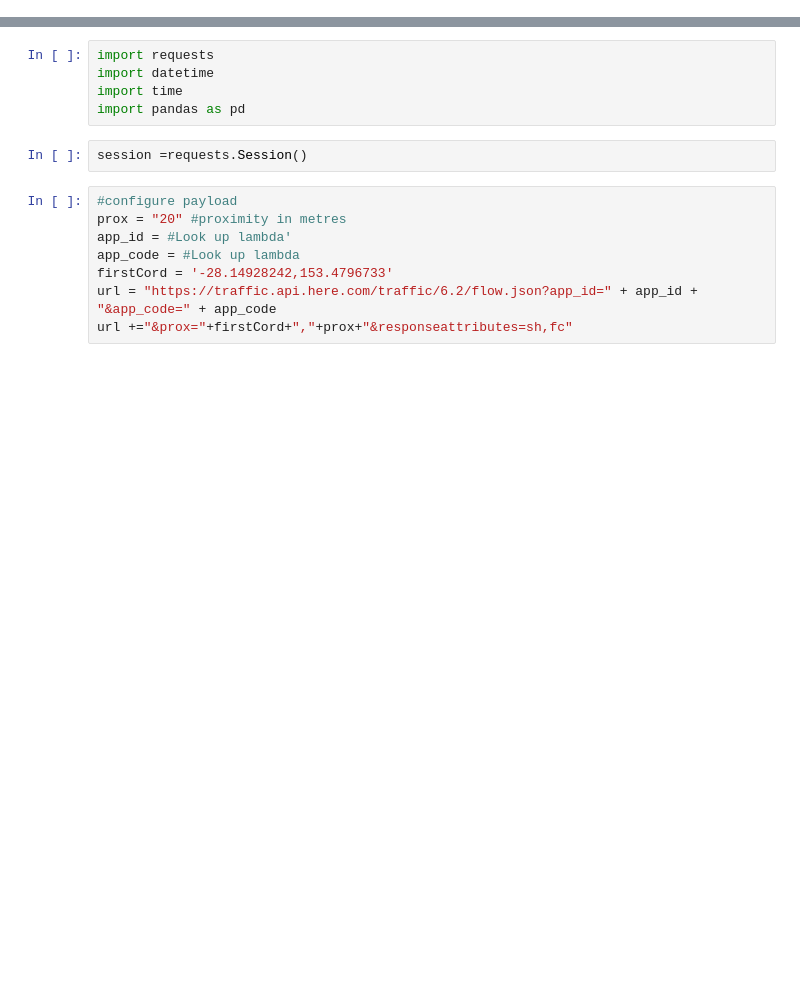
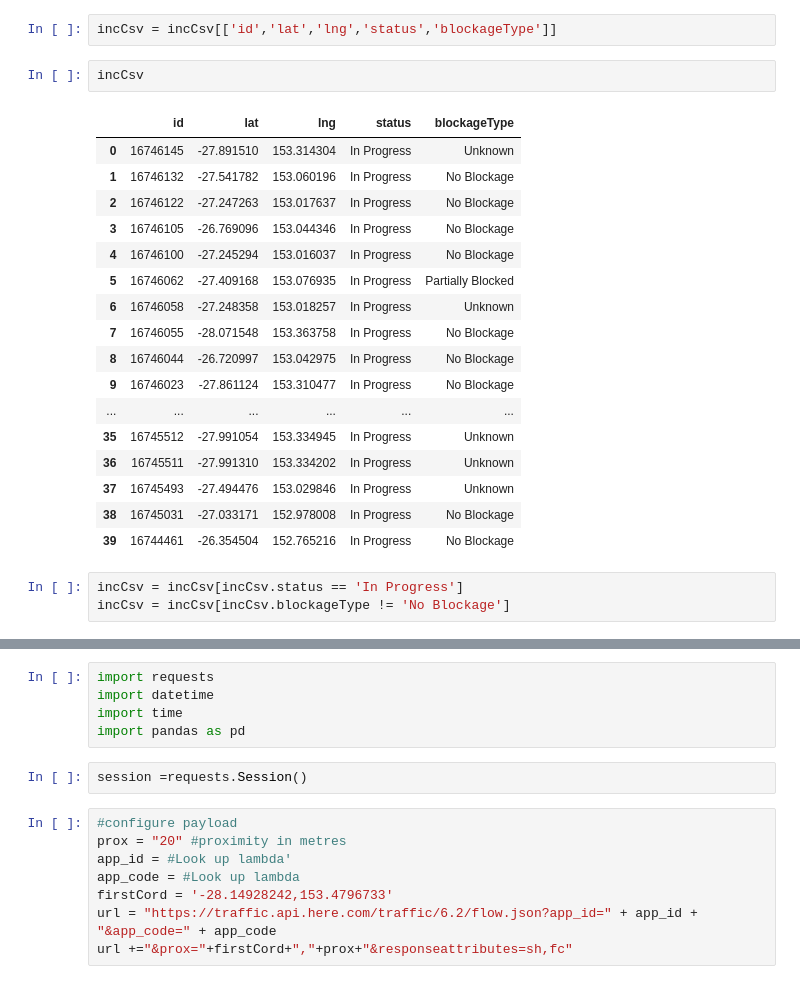
Before and after one commit to jaworra/Jupyter-Notebooks, a Jupyter notebook: hereJSON.ipynb, the cells around one changed output, grey strips where cells are left out. Cells and saved outputs as stored; diff of their text form; blank space fills up the shorter version.

```diff
--- a/hereJSON.ipynb
+++ b/hereJSON.ipynb
@@ -2,0 +27,25 @@
+# %%
+incCsv = incCsv[['id','lat','lng','status','blockageType']]
+# %%
+incCsv
+# %% [output]
+|  | id | lat | lng | status | blockageType |
+| 0 | 16746145 | -27.891510 | 153.314304 | In Progress | Unknown |
+| 1 | 16746132 | -27.541782 | 153.060196 | In Progress | No Blockage |
+| 2 | 16746122 | -27.247263 | 153.017637 | In Progress | No Blockage |
+| 3 | 16746105 | -26.769096 | 153.044346 | In Progress | No Blockage |
+| 4 | 16746100 | -27.245294 | 153.016037 | In Progress | No Blockage |
+| 5 | 16746062 | -27.409168 | 153.076935 | In Progress | Partially Blocked |
+| 6 | 16746058 | -27.248358 | 153.018257 | In Progress | Unknown |
+| 7 | 16746055 | -28.071548 | 153.363758 | In Progress | No Blockage |
+| 8 | 16746044 | -26.720997 | 153.042975 | In Progress | No Blockage |
+| 9 | 16746023 | -27.861124 | 153.310477 | In Progress | No Blockage |
+| ... | ... | ... | ... | ... | ... |
+| 35 | 16745512 | -27.991054 | 153.334945 | In Progress | Unknown |
+| 36 | 16745511 | -27.991310 | 153.334202 | In Progress | Unknown |
+| 37 | 16745493 | -27.494476 | 153.029846 | In Progress | Unknown |
+| 38 | 16745031 | -27.033171 | 152.978008 | In Progress | No Blockage |
+| 39 | 16744461 | -26.354504 | 152.765216 | In Progress | No Blockage |
+# %%
+incCsv = incCsv[incCsv.status == 'In Progress']
+incCsv = incCsv[incCsv.blockageType != 'No Blockage']
```
Also changed, not shown: parts of 12 cells of this notebook.
